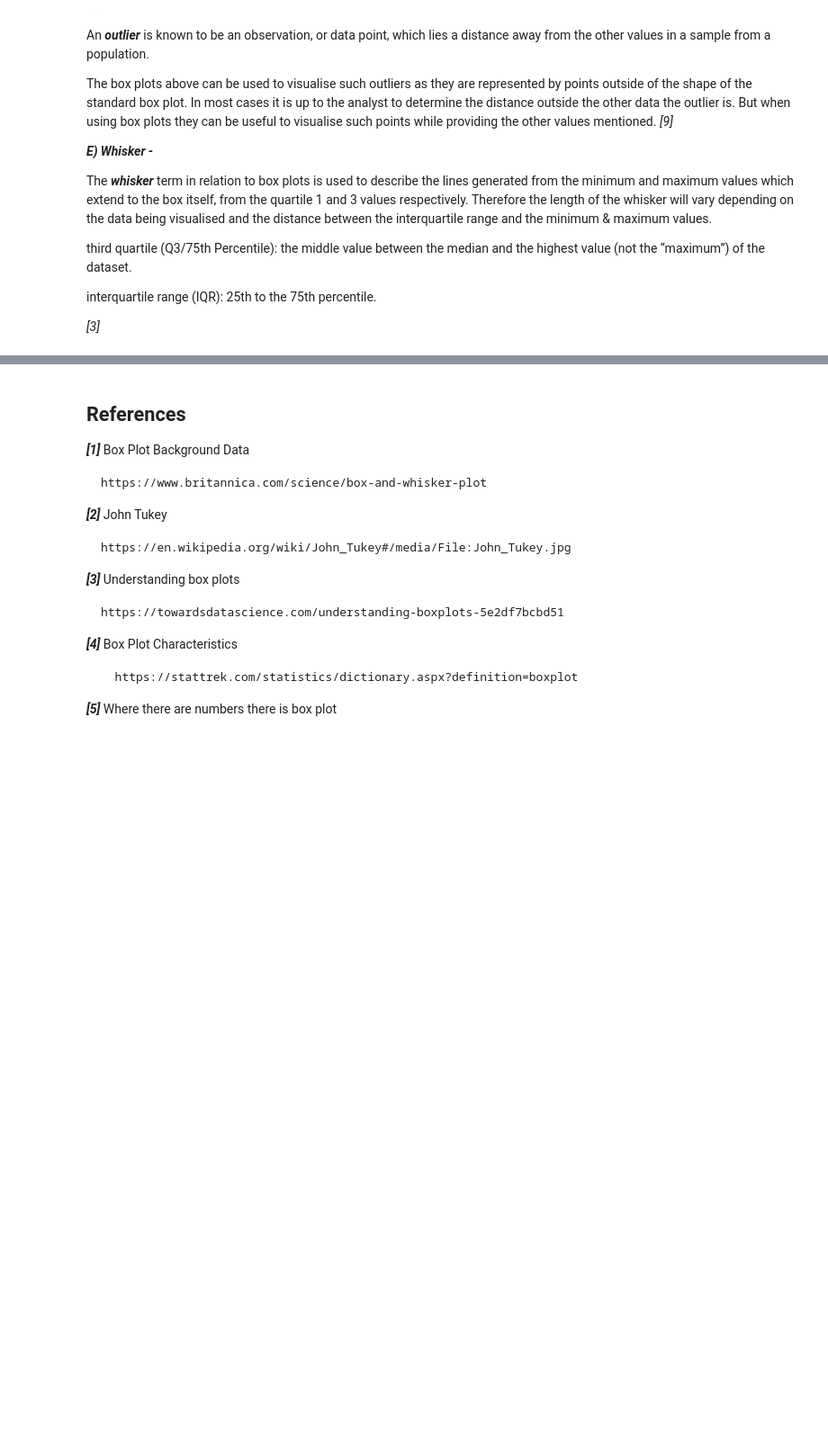
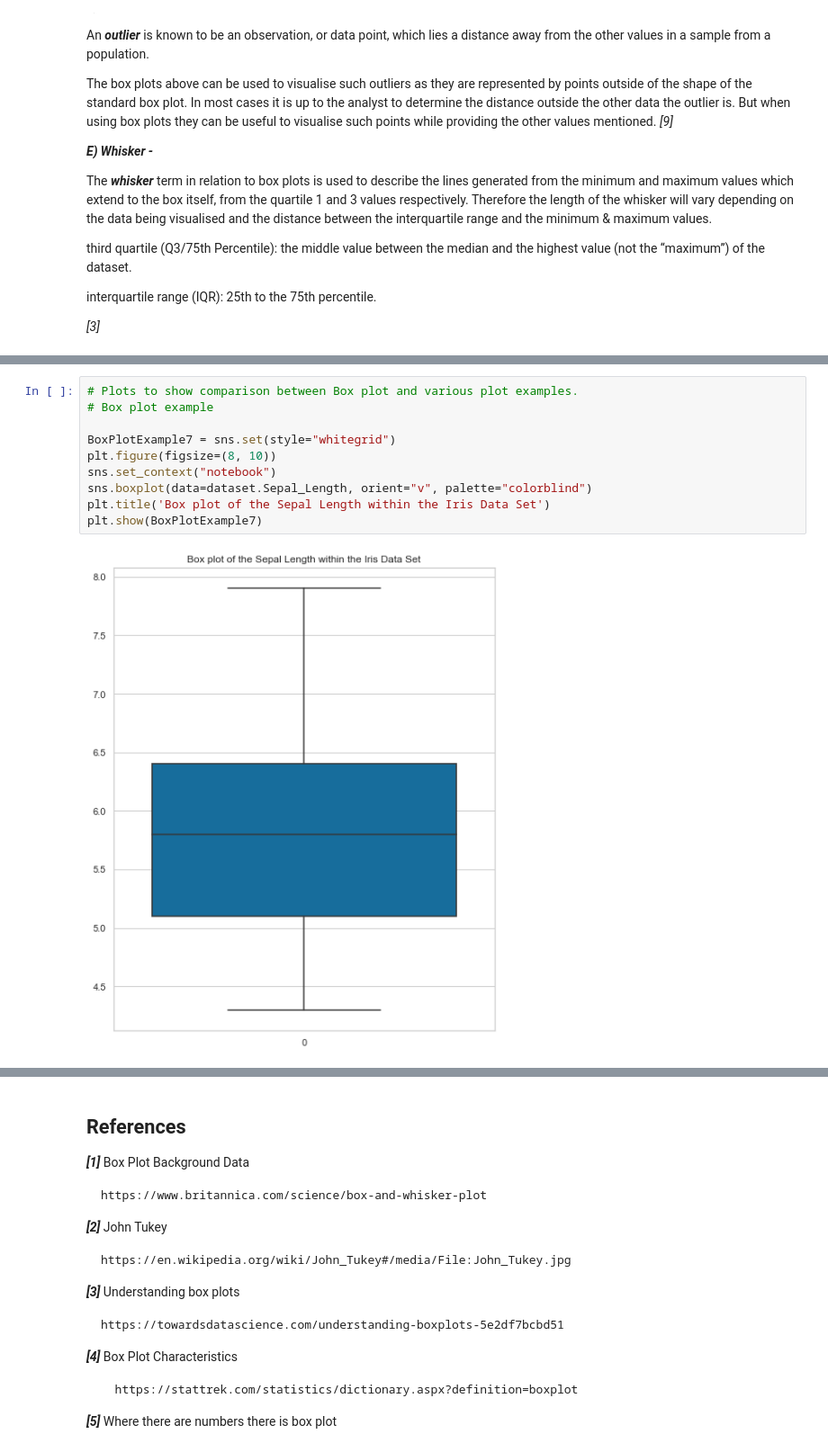
Before and after one commit to ShaunaB93/Fundamentals-of-Data-Analysis-Project, a Jupyter notebook: Fundamentals Project - Box Plots - Rough Work Notebook.ipynb, the cells around one changed output, grey strips where cells are left out. Shown: that part at 90% size. Cells and saved outputs as stored; diff of their text form; blank space fills up the shorter version.

Commit message:
Corrections
Re-formatting of the notebook for clarity of examples and breaking up of text. Headings added for additional graphs added and tidying of the code for the graphs

```diff
--- a/Fundamentals Project - Box Plots - Rough Work Notebook.ipynb
+++ b/Fundamentals Project - Box Plots - Rough Work Notebook.ipynb
@@ -351 +289,13 @@ The above discussion would indicate that while other graphs can be easier for sp
 *[10]*
+# %%
+# Plots to show comparison between Box plot and various plot examples.
+# Box plot example
+
+BoxPlotExample7 = sns.set(style="whitegrid")
+plt.figure(figsize=(8, 10))
+sns.set_context("notebook")
+sns.boxplot(data=dataset.Sepal_Length, orient="v", palette="colorblind")
+plt.title('Box plot of the Sepal Length within the Iris Data Set')
+plt.show(BoxPlotExample7)
+# %% [output]
+[figure, added]
```
Also changed, not shown: parts of 17 cells of this notebook.
